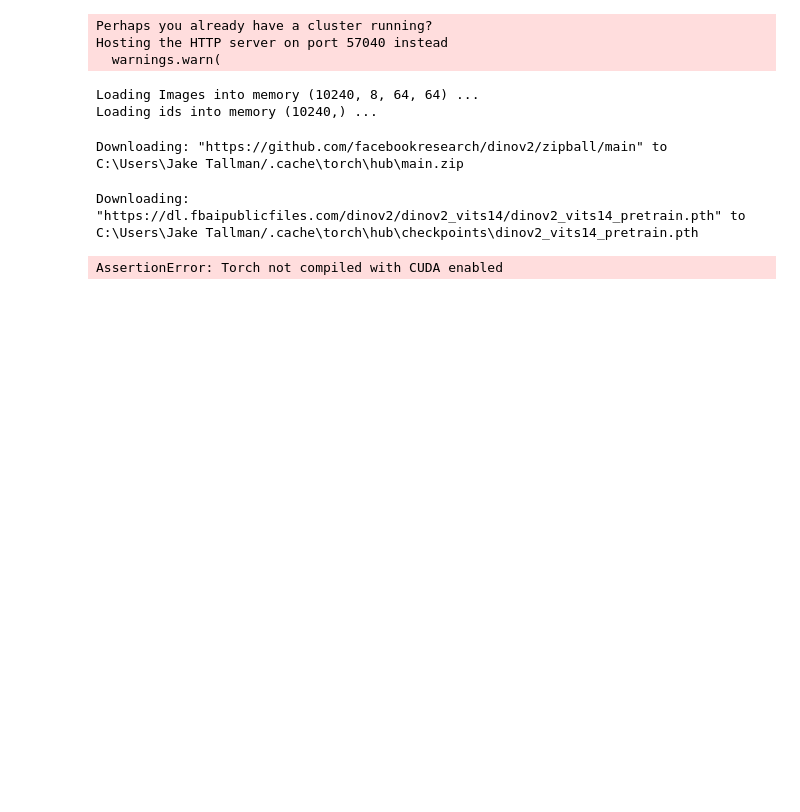
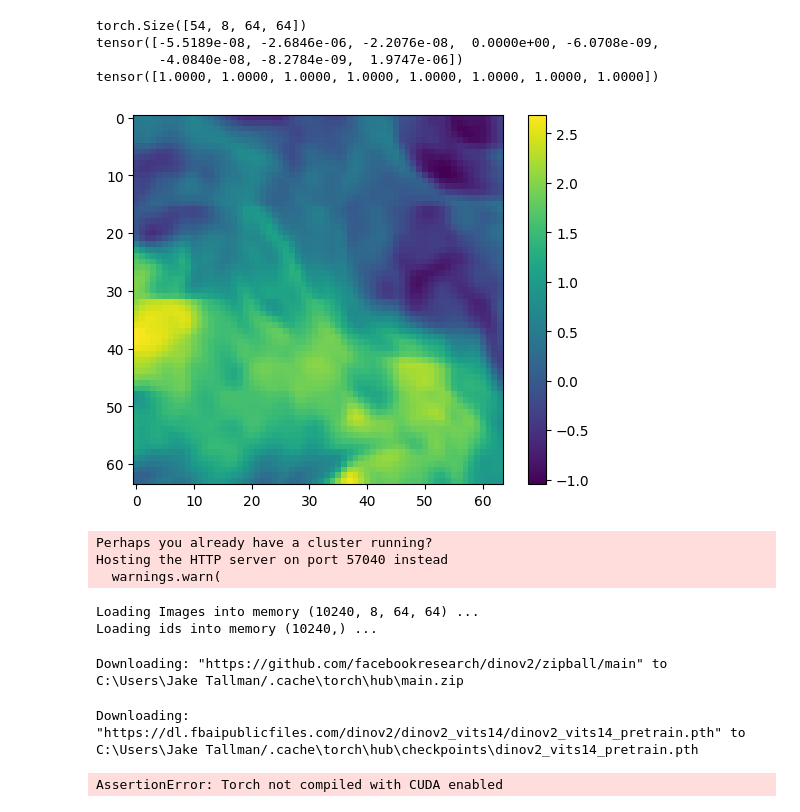
Before and after one commit to Sea-Meets-the-Stars/DBOF_Representation_Learning, a Jupyter notebook: notebooks/training.ipynb, the cells around one changed output. Saved outputs shown, nothing was run; the diff lists cells and outputs as text; code cells hidden in the pictures; blank space fills up the shorter version.

Commit message:
finsihed dataloader with normalization

```diff
--- a/notebooks/training.ipynb
+++ b/notebooks/training.ipynb
@@ -7,0 +10,2 @@ import torch
+# %%
+cutouts_dataloader = cutouts_dataset.get_cutout_loader(subset=True, subsample_per_chunk = 64, num_sample_chunks = 1, n_workers=8, batch_size=64)
@@ -7,0 +18,17 @@ import torch
+# %%
+for batch in cutouts_dataloader:
+    print(batch.shape)
+    img = batch[0][3]
+    plt.imshow(img)
+    plt.colorbar()
+
+    print(torch.mean(batch, dim=[0,2,3] ))
+    print(torch.std(batch, dim=[0,2,3] ))
+
+    break
+# %% [output]
+torch.Size([54, 8, 64, 64])
+tensor([-5.5189e-08, -2.6846e-06, -2.2076e-08,  0.0000e+00, -6.0708e-09,
+        -4.0840e-08, -8.2784e-09,  1.9747e-06])
+tensor([1.0000, 1.0000, 1.0000, 1.0000, 1.0000, 1.0000, 1.0000, 1.0000])
+[figure, added]
```
Also changed, not shown: parts of 7 cells of this notebook, 3 other files.
